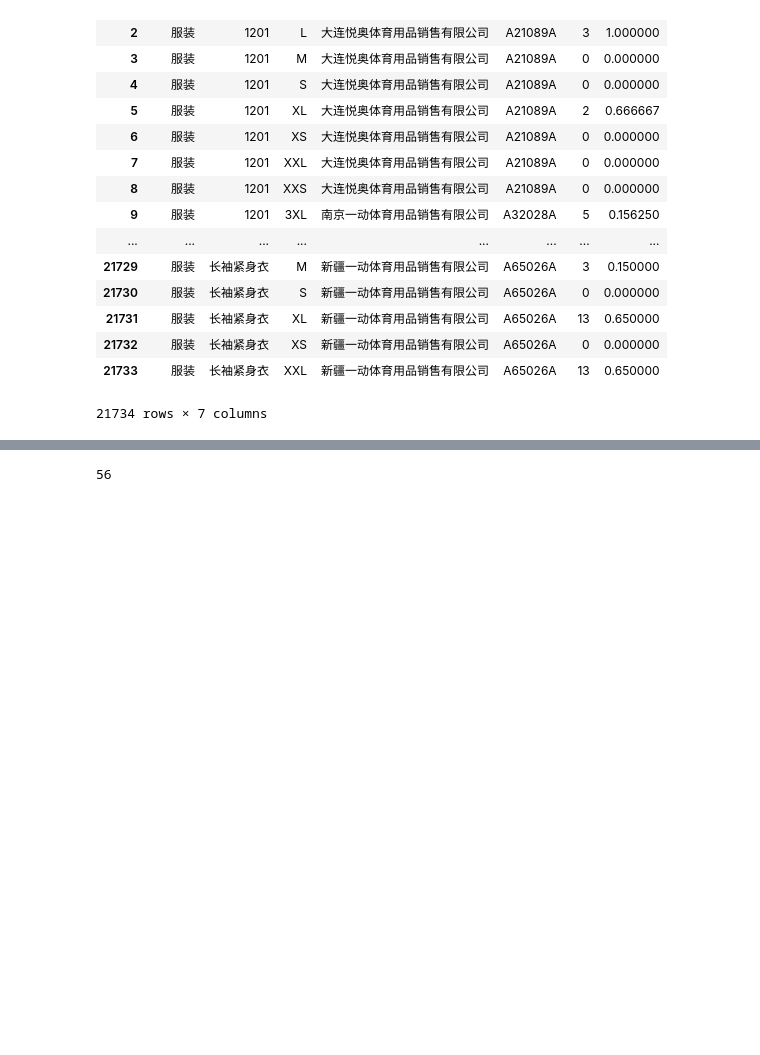
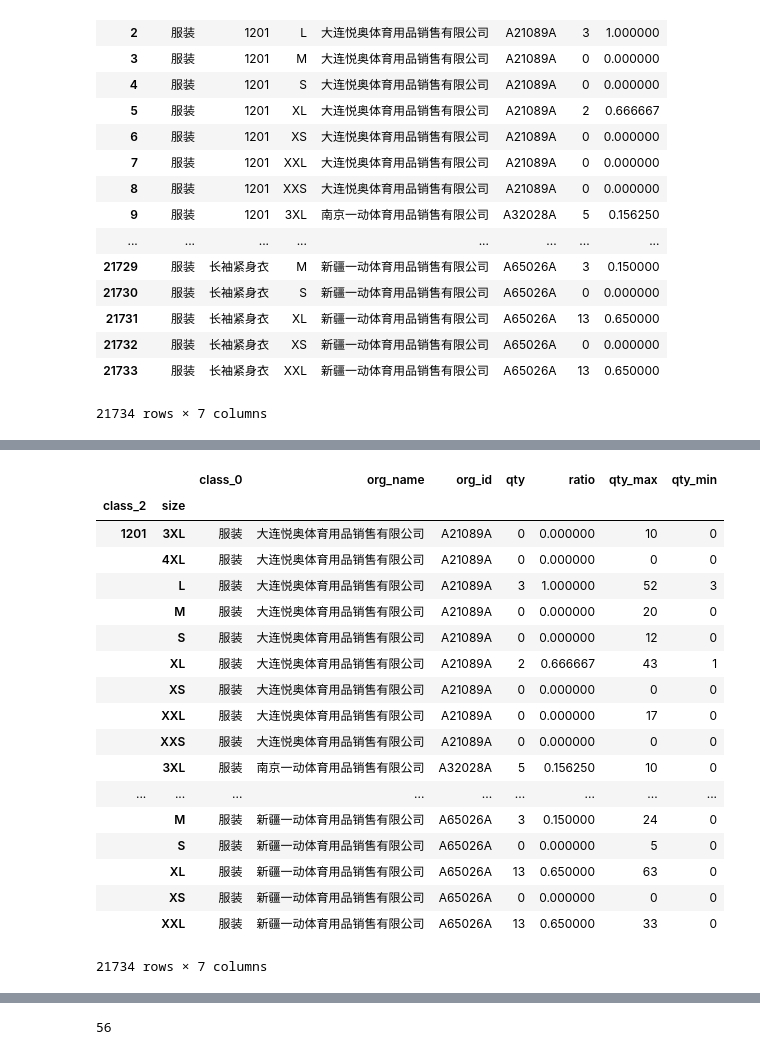
Before and after one commit to liujunnuist/readcode, a Jupyter notebook: LiNingModel/LiNingClothes.ipynb, the cells around one changed output, grey strips where cells are left out. Drawn from its saved outputs; the diff is of its cells as text; code cells hidden in the pictures; blank space fills up the shorter version.

```diff
--- a/LiNingModel/LiNingClothes.ipynb
+++ b/LiNingModel/LiNingClothes.ipynb
@@ -66,0 +203,30 @@ KeyError: 'qty'
+# %%
+test3 = clo_data.copy()
+# %%
+test3.set_index(['class_2', 'size'], inplace = True)
+# %%
+test3['qty_max'] = test3['qty'].max(level = ['class_2', 'size'])
+# %%
+test3['qty_min'] = test3['qty'].min(level = ['class_2', 'size'])
+# %%
+test3
+# %% [output]
+|  |  | class_0 | org_name | org_id | qty | ratio | qty_max | qty_min |
+| class_2 | size |  |  |  |  |  |  |  |
+| 1201 | 3XL | 服装 | 大连悦奥体育用品销售有限公司 | A21089A | 0 | 0.000000 | 10 | 0 |
+|  | 4XL | 服装 | 大连悦奥体育用品销售有限公司 | A21089A | 0 | 0.000000 | 0 | 0 |
+|  | L | 服装 | 大连悦奥体育用品销售有限公司 | A21089A | 3 | 1.000000 | 52 | 3 |
+|  | M | 服装 | 大连悦奥体育用品销售有限公司 | A21089A | 0 | 0.000000 | 20 | 0 |
+|  | S | 服装 | 大连悦奥体育用品销售有限公司 | A21089A | 0 | 0.000000 | 12 | 0 |
+|  | XL | 服装 | 大连悦奥体育用品销售有限公司 | A21089A | 2 | 0.666667 | 43 | 1 |
+|  | XS | 服装 | 大连悦奥体育用品销售有限公司 | A21089A | 0 | 0.000000 | 0 | 0 |
+|  | XXL | 服装 | 大连悦奥体育用品销售有限公司 | A21089A | 0 | 0.000000 | 17 | 0 |
+|  | XXS | 服装 | 大连悦奥体育用品销售有限公司 | A21089A | 0 | 0.000000 | 0 | 0 |
+|  | 3XL | 服装 | 南京一动体育用品销售有限公司 | A32028A | 5 | 0.156250 | 10 | 0 |
+| ... | ... | ... | ... | ... | ... | ... | ... | ... |
+|  | M | 服装 | 新疆一动体育用品销售有限公司 | A65026A | 3 | 0.150000 | 24 | 0 |
+|  | S | 服装 | 新疆一动体育用品销售有限公司 | A65026A | 0 | 0.000000 | 5 | 0 |
+|  | XL | 服装 | 新疆一动体育用品销售有限公司 | A65026A | 13 | 0.650000 | 63 | 0 |
+|  | XS | 服装 | 新疆一动体育用品销售有限公司 | A65026A | 0 | 0.000000 | 0 | 0 |
+|  | XXL | 服装 | 新疆一动体育用品销售有限公司 | A65026A | 13 | 0.650000 | 33 | 0 |
+21734 rows × 7 columns
```
Also changed, not shown: parts of 29 cells of this notebook.
